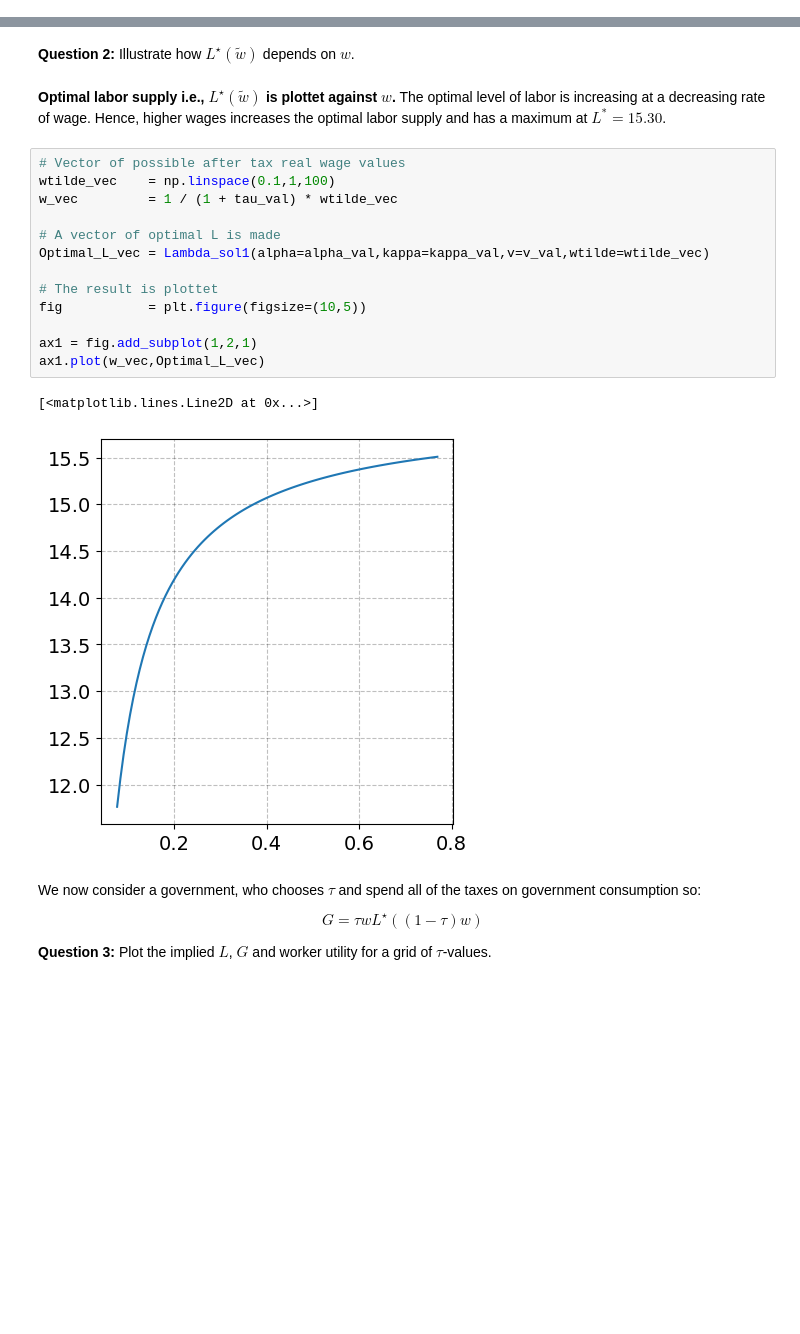
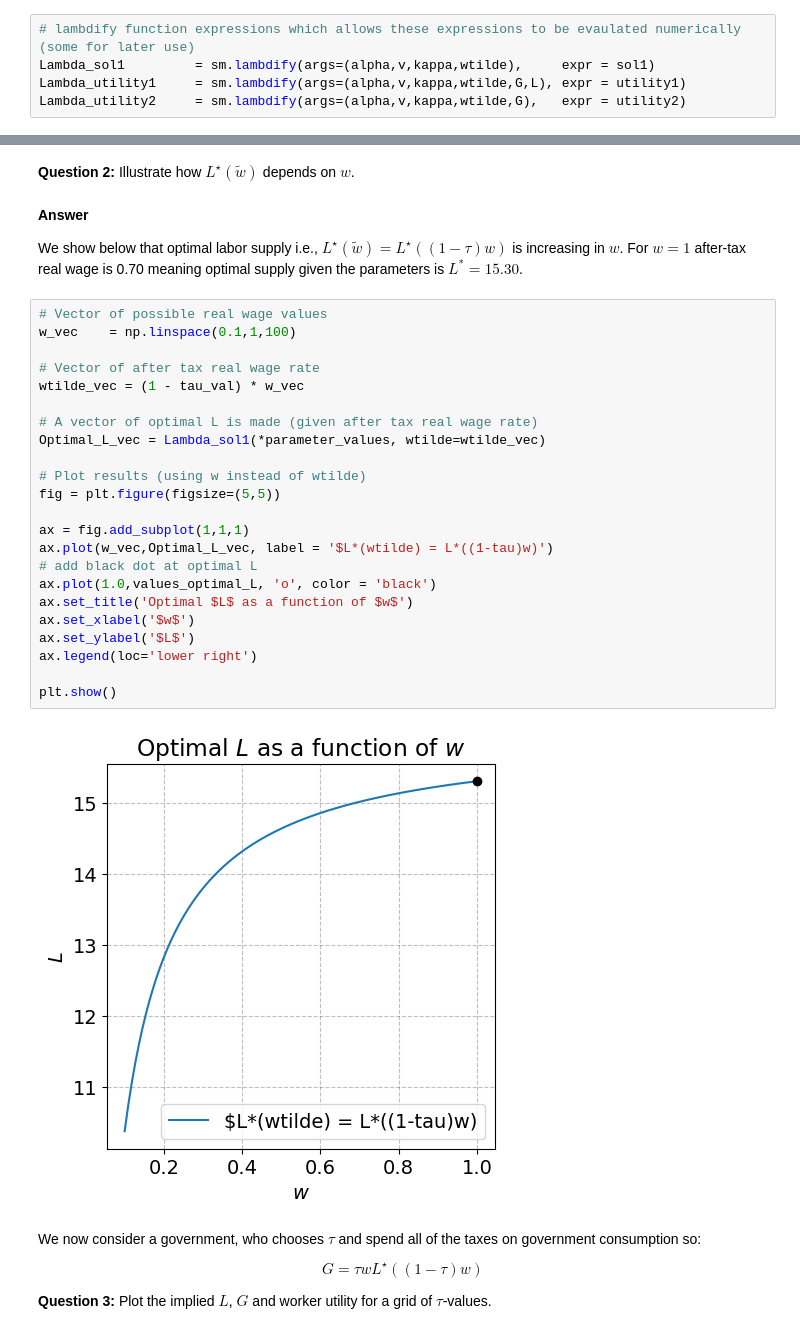
Before and after one commit to NumEconCopenhagen/projects-2023-magnus-kristian, a Jupyter notebook: examproject/Exam-2023-notebook.ipynb, the cells around one changed output, grey strips where cells are left out. Drawn from its saved outputs; the diff is of its cells as text; blank space fills up the shorter version.

```diff
--- a/examproject/Exam-2023-notebook.ipynb
+++ b/examproject/Exam-2023-notebook.ipynb
@@ -210,0 +180,5 @@ The optimal level of labor supply is:
+# %%
+# lambdify function expressions which allows these expressions to be evaulated numerically (some for later use)
+Lambda_sol1         = sm.lambdify(args=(alpha,v,kappa,wtilde),     expr = sol1)
+Lambda_utility1     = sm.lambdify(args=(alpha,v,kappa,wtilde,G,L), expr = utility1)
+Lambda_utility2     = sm.lambdify(args=(alpha,v,kappa,wtilde,G),   expr = utility2)
@@ -211,23 +215,34 @@ The optimal level of labor supply is:
 # %% [markdown]
 **Question 2:** Illustrate how $L^{\star}(\tilde{w})$ depends on $w$.
-# %% [markdown]
-**Optimal labor supply i.e., $L^{\star}(\tilde{w})$ is plottet against $w$.** The optimal level of labor is increasing at a decreasing rate of wage. Hence, higher wages increases the optimal labor supply and has a maximum at $L^*=15.30$.
+# %% [markdown]
+**Answer**
+
+We show below that optimal labor supply i.e., $L^{\star}(\tilde{w})=L^{\star}((1-\tau)w)$ is increasing in $w$. For $w=1$ after-tax real wage is 0.70 meaning optimal supply given the parameters is $L^*=15.30$.
 # %%
-# Vector of possible after tax real wage values
-wtilde_vec    = np.linspace(0.1,1,100)
-w_vec         = 1 / (1 + tau_val) * wtilde_vec
+# Vector of possible real wage values
+w_vec    = np.linspace(0.1,1,100)
 
-# A vector of optimal L is made
-Optimal_L_vec = Lambda_sol1(alpha=alpha_val,kappa=kappa_val,v=v_val,wtilde=wtilde_vec)
+# Vector of after tax real wage rate
+wtilde_vec = (1 - tau_val) * w_vec
 
-# The result is plottet
-fig           = plt.figure(figsize=(10,5))
+# A vector of optimal L is made (given after tax real wage rate)
+Optimal_L_vec = Lambda_sol1(*parameter_values, wtilde=wtilde_vec)
 
-ax1 = fig.add_subplot(1,2,1)
-ax1.plot(w_vec,Optimal_L_vec)
+# Plot results (using w instead of wtilde)
+fig = plt.figure(figsize=(5,5))
+
+ax = fig.add_subplot(1,1,1)
+ax.plot(w_vec,Optimal_L_vec, label = '$L*(wtilde) = L*((1-tau)w)')
+# add black dot at optimal L
+ax.plot(1.0,values_optimal_L, 'o', color = 'black')
+ax.set_title('Optimal $L$ as a function of $w$')
+ax.set_xlabel('$w$')
+ax.set_ylabel('$L$')
+ax.legend(loc='lower right')
+
+plt.show()
 # %% [output]
-[<matplotlib.lines.Line2D at 0x...>]
-[figure, old version]
+[figure, new version]
 # %% [markdown]
 
 We now consider a government, who chooses $\tau$ and spend all of the taxes on government consumption so:
```
Also changed, not shown: parts of 55 cells of this notebook.
